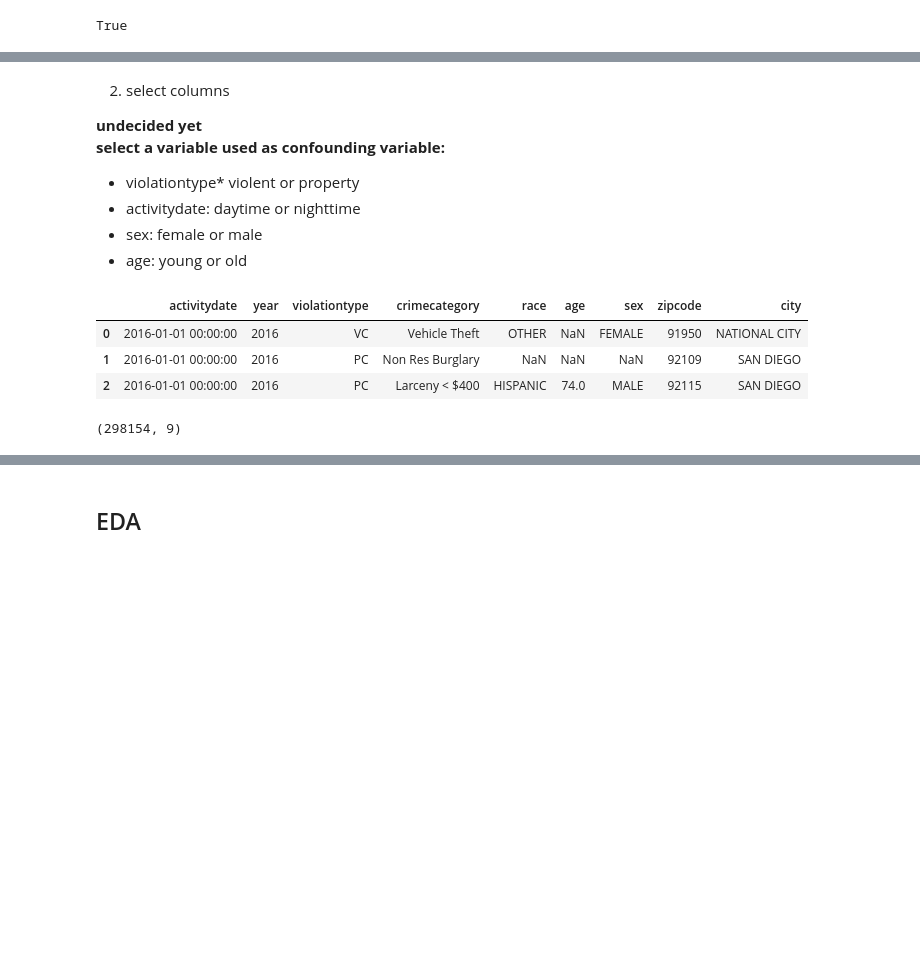
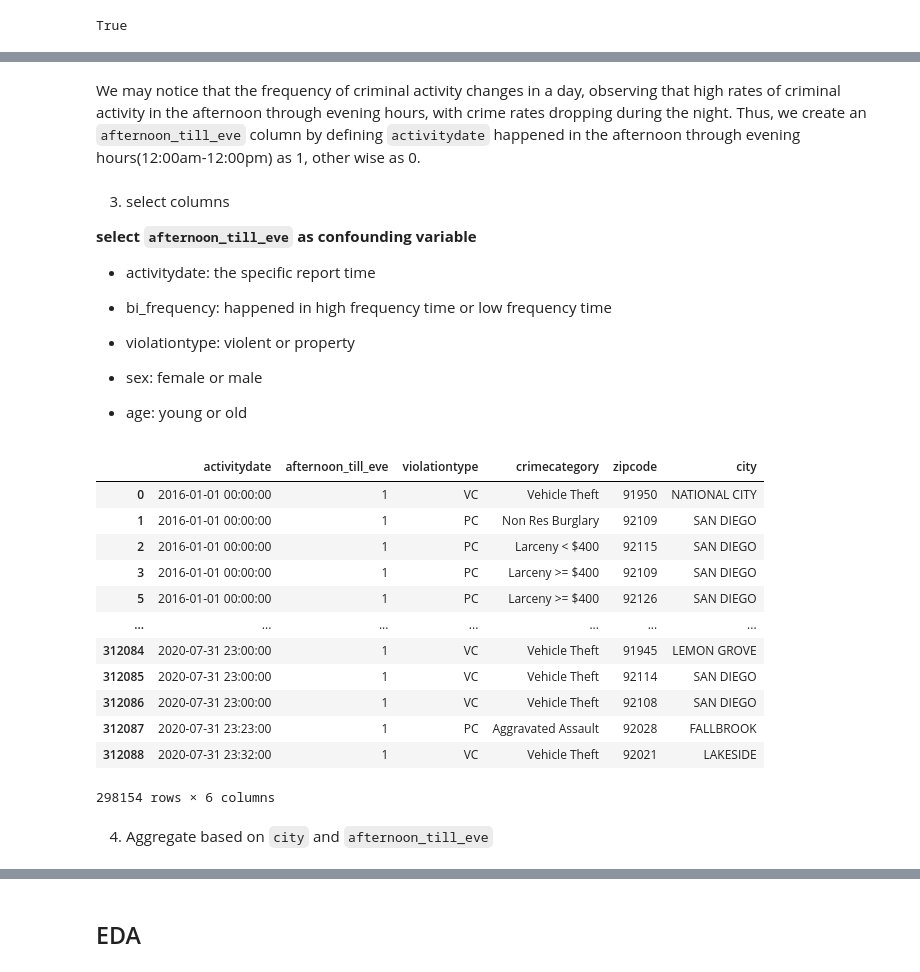
Before and after one commit to KellyyyGSY/poli170a_proj, a Jupyter notebook: POLI170A.ipynb, the cells around one changed output, grey strips where cells are left out. Saved outputs shown, nothing was run; the diff lists cells and outputs as text; code cells hidden in the pictures; blank space fills up the shorter version.

Commit message:
check assumption and revise other parts

```diff
--- a/POLI170A.ipynb
+++ b/POLI170A.ipynb
@@ -204,0 +222,2 @@ crime_df = crime_df[(crime_df['city'] != 'CN') & (crime_df['city'] != 'SD COUNTY
+# %%
+crime_df['activitydate'] = pd.to_datetime(crime_df['activitydate'])
@@ -205,22 +251,36 @@ crime_df = crime_df[(crime_df['city'] != 'CN') & (crime_df['city'] != 'SD COUNTY
+# %% [markdown]
+We may notice that the frequency of criminal activity changes in a day, observing that high rates of criminal activity in the afternoon through evening hours, with crime rates dropping during the night. Thus, we create an `afternoon_till_eve` column by defining `activitydate` happened in the afternoon through evening hours(12:00am-12:00pm) as 1, other wise as 0.
+# %%
+hours = [12, 13, 14, 15, 16, 17, 18, 19, 20, 21, 22, 23, 0]
+crime_df['afternoon_till_eve'] = crime_df['activitydate'].dt.hour.isin(hours)
+crime_df['afternoon_till_eve'] = crime_df['afternoon_till_eve'].astype(int)
 # %% [markdown]
-2. select columns
+3. select columns
 
-**undecided yet**<br>
-**select a variable used as confounding variable:**
-* violationtype* violent or property
-* activitydate: daytime or nighttime
+**select `afternoon_till_eve` as confounding variable**
+* activitydate: the specific report time
+* bi_frequency: happened in high frequency time or low frequency time
+* violationtype: violent or property
+
 * sex: female or male
 * age: young or old
 # %%
-sub_crime = crime_df[['activitydate', 'year', 'violationtype', 'crimecategory', 'race', 'age', 'sex', 'zipcode', 'city']]
+sub_crime = crime_df[['activitydate', 'afternoon_till_eve', 'violationtype', 'crimecategory', 'zipcode', 'city']]
 # %%
-sub_crime.head(3)
+sub_crime
 # %% [output]
-|  | activitydate | year | violationtype | crimecategory | race | age | sex | zipcode | city |
-| 0 | 2016-01-01 00:00:00 | 2016 | VC | Vehicle Theft | OTHER | NaN | FEMALE | 91950 | NATIONAL CITY |
-| 1 | 2016-01-01 00:00:00 | 2016 | PC | Non Res Burglary | NaN | NaN | NaN | 92109 | SAN DIEGO |
-| 2 | 2016-01-01 00:00:00 | 2016 | PC | Larceny < $400 | HISPANIC | 74.0 | MALE | 92115 | SAN DIEGO |
+|  | activitydate | afternoon_till_eve | violationtype | crimecategory | zipcode | city |
+| 0 | 2016-01-01 00:00:00 | 1 | VC | Vehicle Theft | 91950 | NATIONAL CITY |
+| 1 | 2016-01-01 00:00:00 | 1 | PC | Non Res Burglary | 92109 | SAN DIEGO |
+| 2 | 2016-01-01 00:00:00 | 1 | PC | Larceny < $400 | 92115 | SAN DIEGO |
+| 3 | 2016-01-01 00:00:00 | 1 | PC | Larceny >= $400 | 92109 | SAN DIEGO |
+| 5 | 2016-01-01 00:00:00 | 1 | PC | Larceny >= $400 | 92126 | SAN DIEGO |
+| ... | ... | ... | ... | ... | ... | ... |
+| 312084 | 2020-07-31 23:00:00 | 1 | VC | Vehicle Theft | 91945 | LEMON GROVE |
+| 312085 | 2020-07-31 23:00:00 | 1 | VC | Vehicle Theft | 92114 | SAN DIEGO |
+| 312086 | 2020-07-31 23:00:00 | 1 | VC | Vehicle Theft | 92108 | SAN DIEGO |
+| 312087 | 2020-07-31 23:23:00 | 1 | PC | Aggravated Assault | 92028 | FALLBROOK |
+| 312088 | 2020-07-31 23:32:00 | 1 | VC | Vehicle Theft | 92021 | LAKESIDE |
+298154 rows × 6 columns
-# %%
-sub_crime.shape
-# %% [output]
-(298154, 9)
+# %% [markdown]
+4. Aggregate based on `city` and `afternoon_till_eve`
```
Also changed, not shown: parts of 56 cells of this notebook.
